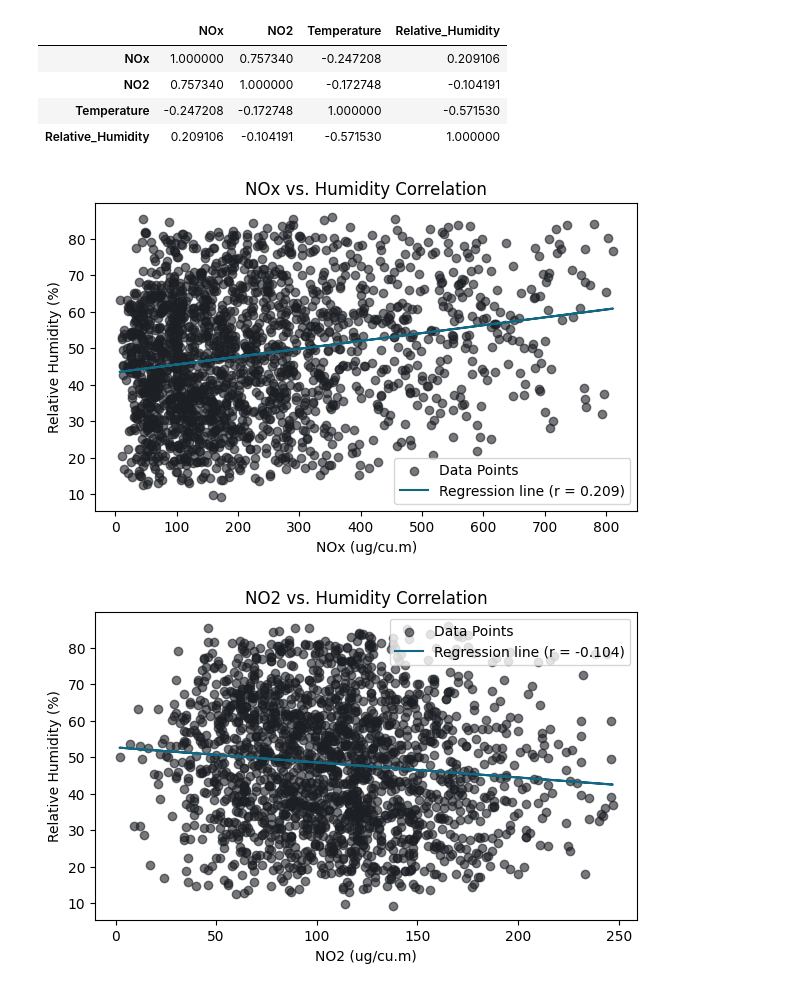
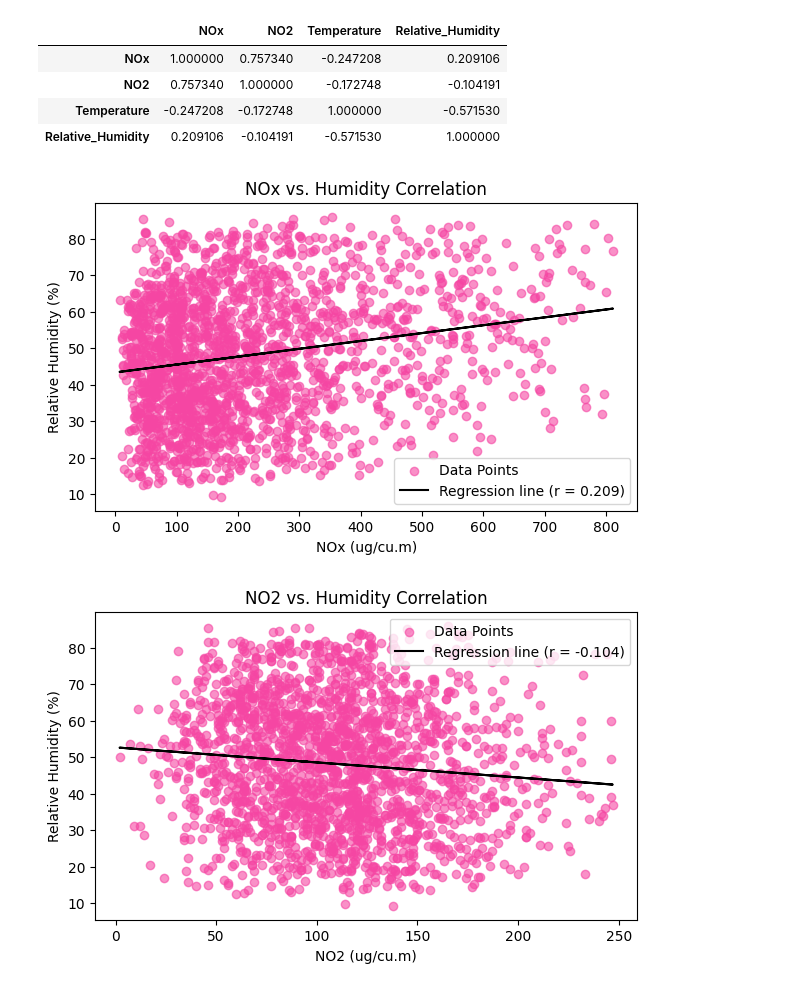
Before and after one commit to ElyssaTombale28/Tombale_Statistics, a Jupyter notebook: lab-5-correlation.ipynb, the cells around one changed output. Saved outputs shown, nothing was run; the diff lists cells and outputs as text; code cells hidden in the pictures.

```diff
--- a/lab-5-correlation.ipynb
+++ b/lab-5-correlation.ipynb
@@ -117,13 +117,13 @@ line = slope * x + intercept
 #scatter plot
 plt.figure(figsize=(7,4))
 plt.scatter(x,y,
-            color='#1C1F24',
+            color="#F546A3",
             alpha=0.6,
             label='Data Points')
 
 #line plot
 plt.plot(x, line,
-         color='#126782',
+         color="#000000",
          label=f'Regression line (r = {r_value:.3f})')
 
 plt.title('NOx vs. Humidity Correlation')
@@ -132,33 +132,33 @@ plt.xlabel('NOx (ug/cu.m)')
 plt.legend()
 plt.show()
 # %% [output]
-[figure, old version]
+[figure, new version]
 # %%
 #regression line
 x = air['NO2']
 y = air['Relative_Humidity']
 slope, intercept, r_value, p_value, std_err = stats.linregress(x,y)
 line = slope * x + intercept
 
 #scatter plot
 plt.figure(figsize=(7,4))
 plt.scatter(x,y,
-            color='#1C1F24',
+            color="#F546A3",
             alpha=0.6,
             label='Data Points')
 
 #line plot
 plt.plot(x, line,
-         color='#126782',
+         color="#000000",
          label=f'Regression line (r = {r_value:.3f})')
 
 plt.title('NO2 vs. Humidity Correlation')
 plt.ylabel('Relative Humidity (%)')
 plt.xlabel('NO2 (ug/cu.m)')
 plt.legend()
 plt.show()
 # %% [output]
-[figure, old version]
+[figure, new version]
 # %%
 #regression line
 x = air['Temperature']
```
Also changed, not shown: parts of 1 cell of this notebook, 3 other files.
